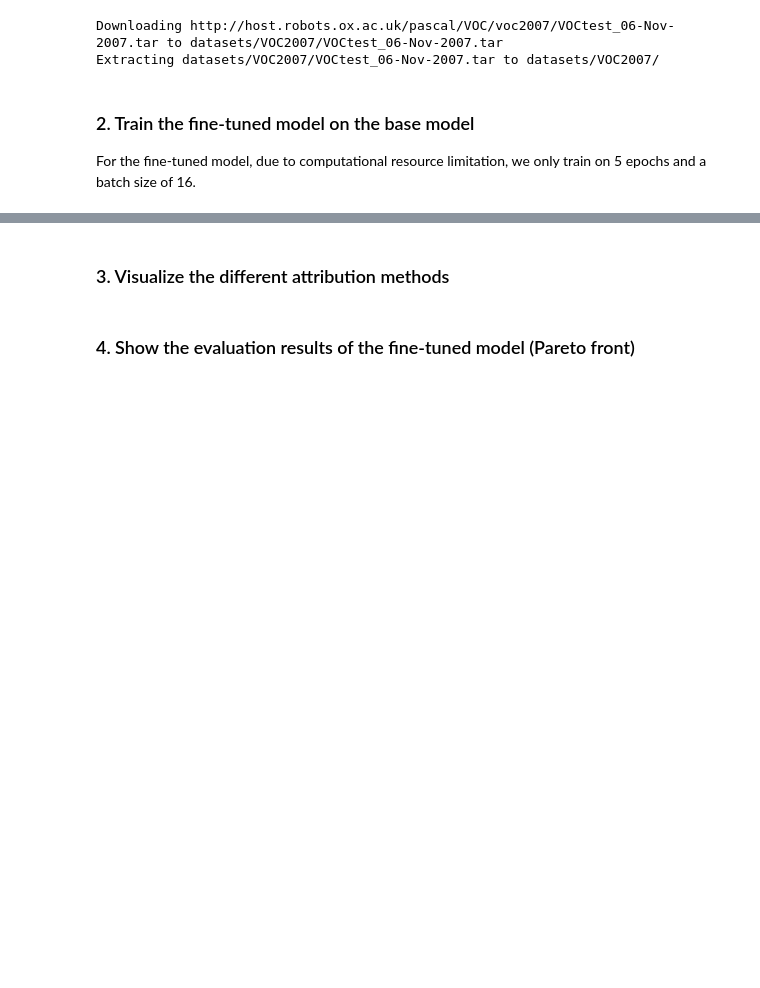
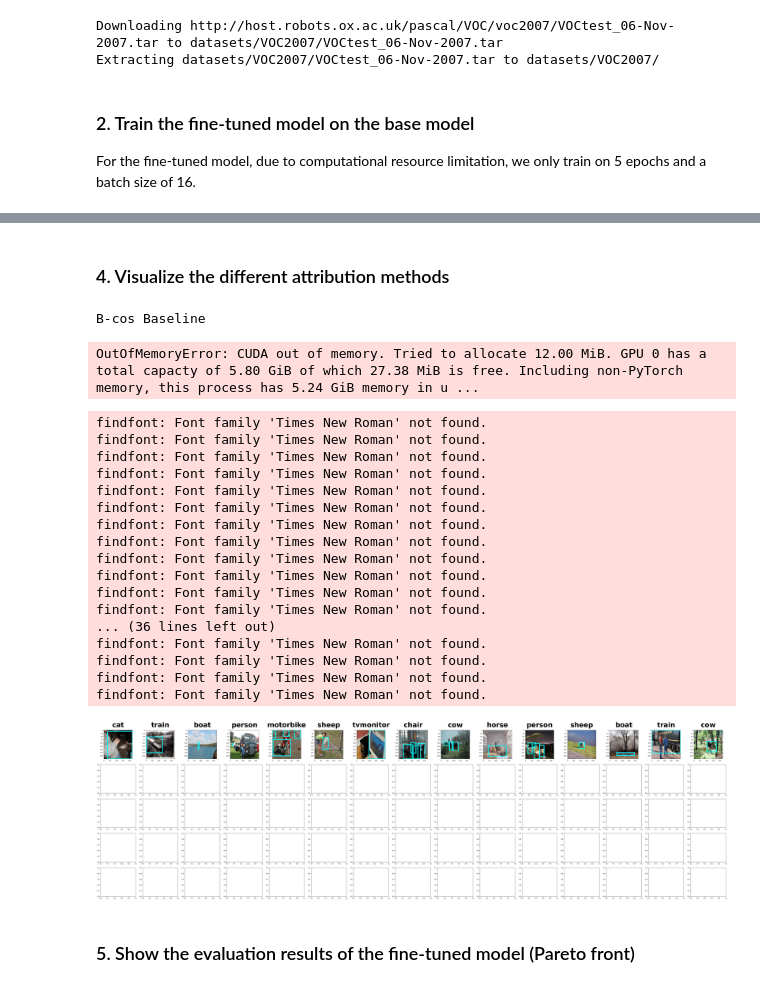
Before and after one commit to rensdebee/FACTifAI_2024_3, a Jupyter notebook: example.ipynb, the cells around one changed output, grey strips where cells are left out. Drawn from its saved outputs; the diff is of its cells as text; code cells hidden in the pictures; blank space fills up the shorter version.

```diff
--- a/example.ipynb
+++ b/example.ipynb
@@ -50,2 +182,2 @@ Validation Metrics: {'Accuracy': 0.9689317345619202, 'Precision': 0.832045495510
 # %% [markdown]
-### 3. Visualize the different attribution methods
+### 4. Visualize the different attribution methods
@@ -54,2 +184,60 @@ from visualize import visualize_fig9
+# %%
+import torch
+torch.cuda.empty_cache()
+
+from visualize import visualize_fig2
+
+models_names = ["B-cos", "IxG"]
+models_modes = ["Baseline", "Guided"]
+models_paths = [
+    [
+        "BASE/VOC2007/bcos_standard_attrNone_loclossNone_origNone_resnet50_lr0.0001_sll1.0_layerInput/model_checkpoint_f1_best.pt",
+        "FT/VOC2007/bcos_finetunedobjlocpareto_attrBCos_loclossEnergy_origmodel_checkpoint_f1_best.pt_resnet50_lr0.0001_sll0.005_layerInput/model_checkpoint_f1_best.pt",
+    ],
+    [
+        "BASE/VOC2007/vanilla_standard_attrNone_loclossNone_origNone_resnet50_lr0.0001_sll1.0_layerInput/model_checkpoint_f1_best.pt",
+        "FT/VOC2007/vanilla_finetunedobjlocpareto_attrIxG_loclossEnergy_origmodel_checkpoint_f1_best.pt_resnet50_lr0.0001_sll0.005_layerFinal/model_checkpoint_f1_best.pt",
+    ],
+]
+fix_layers = ["Input", "Final"]
+data_path = "datasets/"
+dataset = "VOC2007"
+image_set = "test"
+last = False
+
+
+args = {
+    "models_names": models_names,
+    "models_modes": models_modes,
+    "models_paths": models_paths,
+    "fix_layers": fix_layers,
+    "data_path": data_path,
+    "dataset": dataset,
+    "image_set": image_set,
+    "last": last
+}
+
+visualize_fig2(**args)
+# %% [output]
+B-cos Baseline
+OutOfMemoryError: CUDA out of memory. Tried to allocate 12.00 MiB. GPU 0 has a total capacty of 5.80 GiB of which 27.38 MiB is free. Including non-PyTorch memory, this process has 5.24 GiB memory in u ...
+findfont: Font family 'Times New Roman' not found.
+findfont: Font family 'Times New Roman' not found.
+findfont: Font family 'Times New Roman' not found.
+findfont: Font family 'Times New Roman' not found.
+findfont: Font family 'Times New Roman' not found.
+findfont: Font family 'Times New Roman' not found.
+findfont: Font family 'Times New Roman' not found.
+findfont: Font family 'Times New Roman' not found.
+findfont: Font family 'Times New Roman' not found.
+findfont: Font family 'Times New Roman' not found.
+findfont: Font family 'Times New Roman' not found.
+findfont: Font family 'Times New Roman' not found.
+... (36 lines left out)
+findfont: Font family 'Times New Roman' not found.
+findfont: Font family 'Times New Roman' not found.
+findfont: Font family 'Times New Roman' not found.
+findfont: Font family 'Times New Roman' not found.
+[figure, added]
 # %% [markdown]
-### 4. Show the evaluation results of the fine-tuned model (Pareto front)
+### 5. Show the evaluation results of the fine-tuned model (Pareto front)
```
Also changed, not shown: parts of 8 cells of this notebook, 13 other files.
